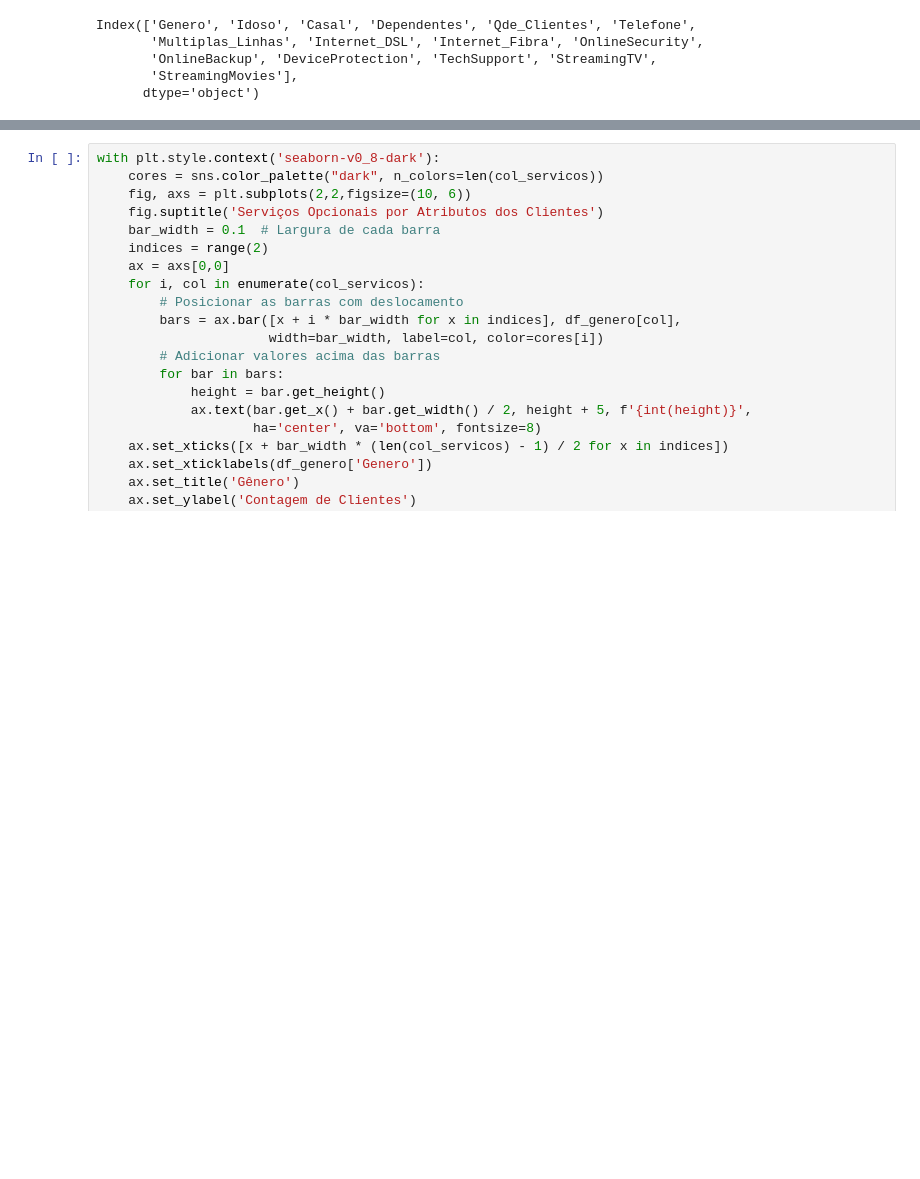
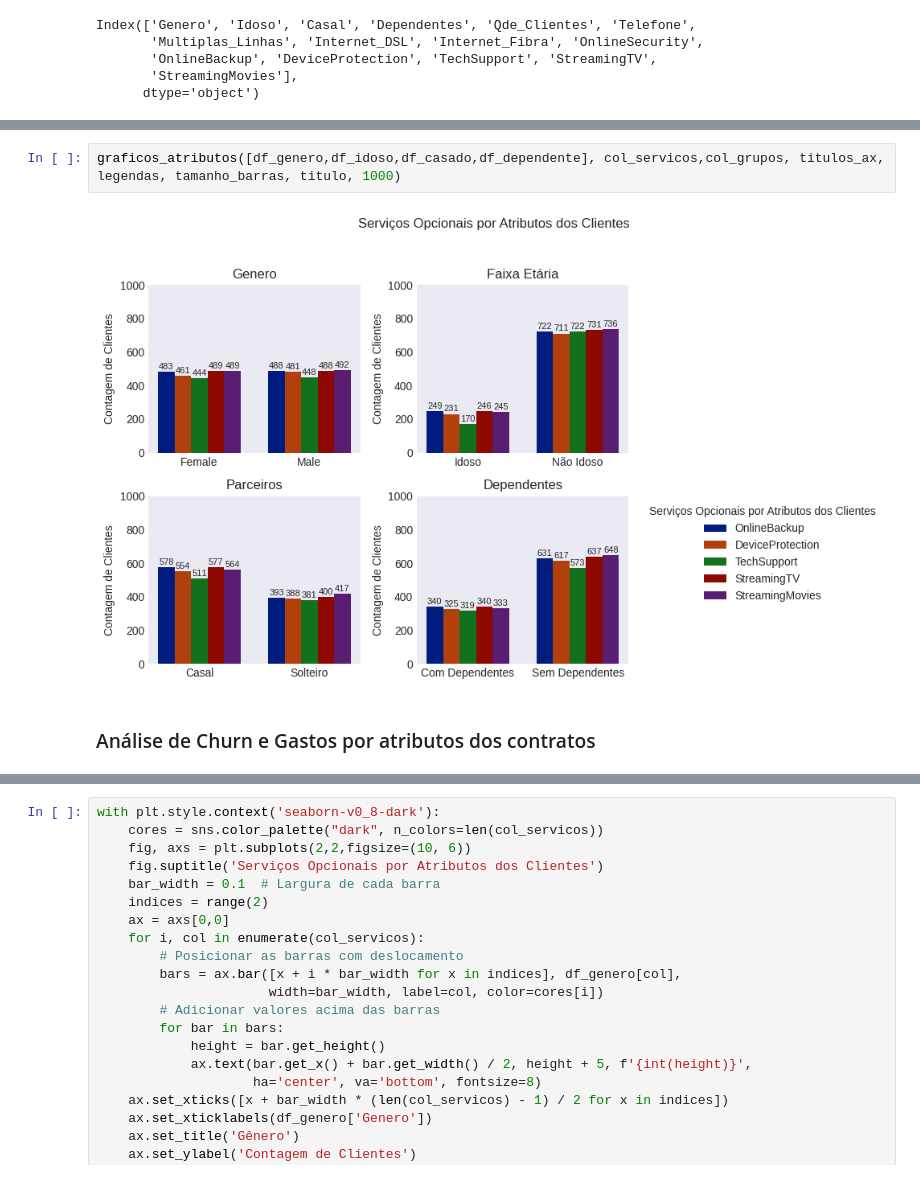
Before and after one commit to mauricioaalmeida/ONE-TelecomX, a Jupyter notebook: TelecomX_BR.ipynb, the cells around one changed output, grey strips where cells are left out. Saved outputs shown, nothing was run; the diff lists cells and outputs as text; blank space fills up the shorter version.

```diff
--- a/TelecomX_BR.ipynb
+++ b/TelecomX_BR.ipynb
@@ -847,0 +1000,6 @@ df_genero.head()
+# %%
+graficos_atributos([df_genero,df_idoso,df_casado,df_dependente], col_servicos,col_grupos, titulos_ax, legendas, tamanho_barras, titulo, 1000)
+# %% [output]
+[figure, added]
+# %% [markdown]
+### Análise de Churn e Gastos por atributos dos contratos
```
Also changed, not shown: parts of 23 cells of this notebook.
